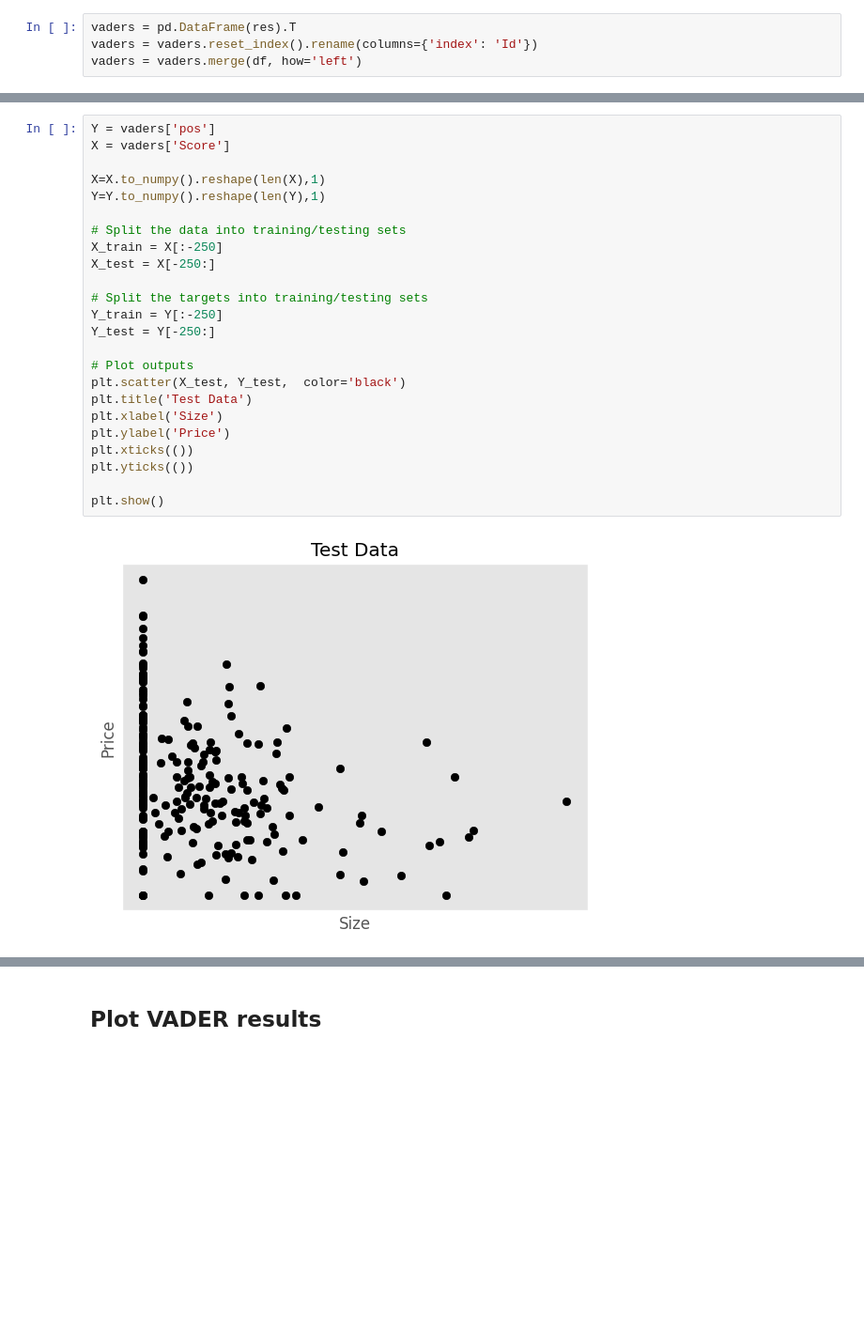
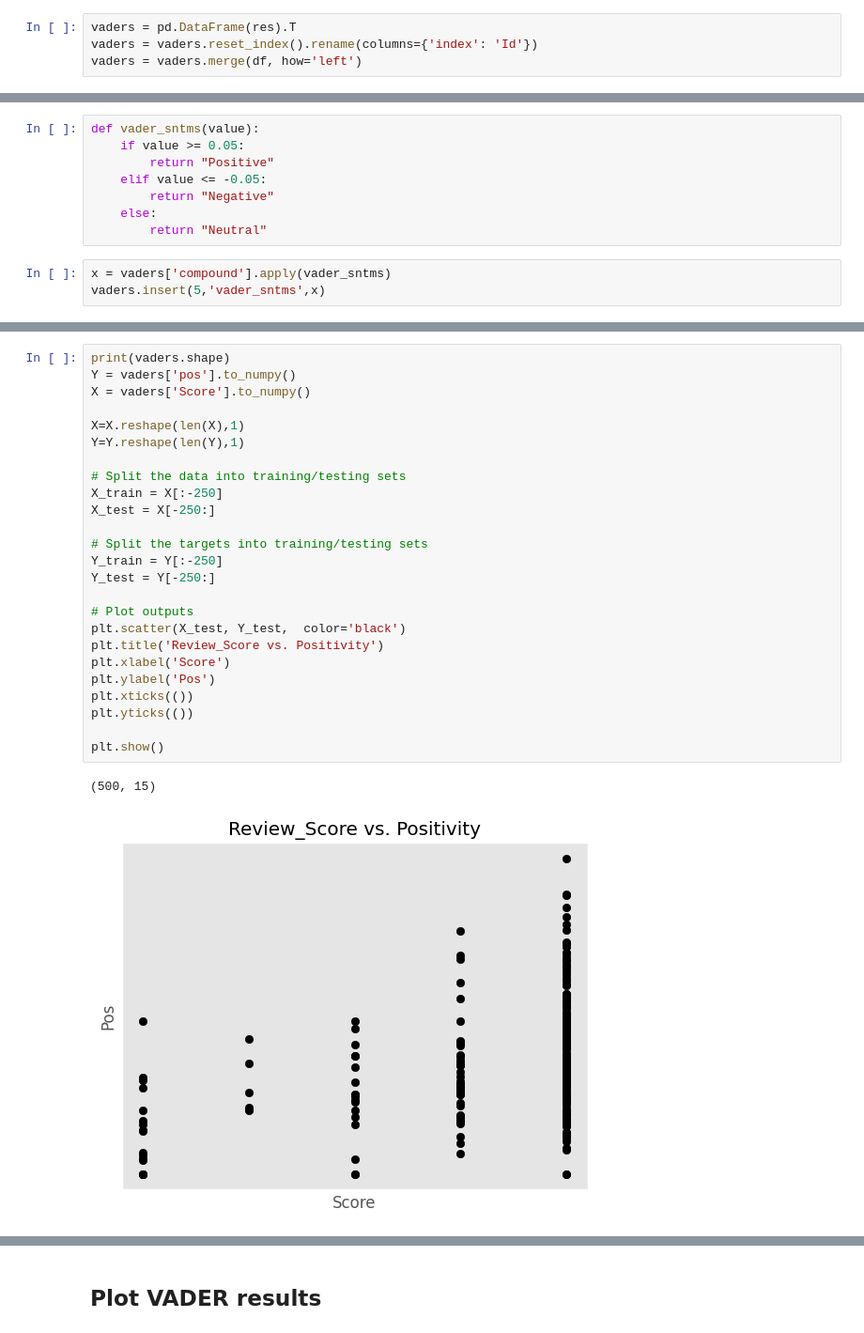
Before and after one commit to Dhanu1121/Data-Science, a Jupyter notebook: sentiment-analysis-python.ipynb, the cells around one changed output, grey strips where cells are left out. Shown at 94% size. Cells and saved outputs as stored; diff of their text form; blank space fills up the shorter version.

Commit message:
Added pidiagram and vader_sntms column

```diff
--- a/sentiment-analysis-python.ipynb
+++ b/sentiment-analysis-python.ipynb
@@ -146,3 +199,14 @@ vaders.head()
 | 2 | 3 | 0.091 | 0.754 | 0.155 | 0.8265 | B000LQOCH0 | ABXLMWJIXXAIN | Natalia Corres "Natalia Corres" | 1 | ... |
 | 3 | 4 | 0.000 | 1.000 | 0.000 | 0.0000 | B000UA0QIQ | A395BORC6FGVXV | Karl | 3 | ... |
 | 4 | 5 | 0.000 | 0.552 | 0.448 | 0.9468 | B006K2ZZ7K | A1UQRSCLF8GW1T | Michael D. Bigham "M. Wassir" | 0 | ... |
+# %%
+def vader_sntms(value):
+    if value >= 0.05:
+        return "Positive"
+    elif value <= -0.05:
+        return "Negative"
+    else:
+        return "Neutral"
+# %%
+x = vaders['compound'].apply(vader_sntms)
+vaders.insert(5,'vader_sntms',x)
@@ -149,29 +235,31 @@ vaders.head()
 # %%
-Y = vaders['pos']
-X = vaders['Score']
+print(vaders.shape)
+Y = vaders['pos'].to_numpy()
+X = vaders['Score'].to_numpy()
 
-X=X.to_numpy().reshape(len(X),1)
-Y=Y.to_numpy().reshape(len(Y),1)
+X=X.reshape(len(X),1)
+Y=Y.reshape(len(Y),1)
 
 # Split the data into training/testing sets
 X_train = X[:-250]
 X_test = X[-250:]
 
 # Split the targets into training/testing sets
 Y_train = Y[:-250]
 Y_test = Y[-250:]
 
 # Plot outputs
 plt.scatter(X_test, Y_test,  color='black')
-plt.title('Test Data')
-plt.xlabel('Size')
-plt.ylabel('Price')
+plt.title('Review_Score vs. Positivity')
+plt.xlabel('Score')
+plt.ylabel('Pos')
 plt.xticks(())
 plt.yticks(())
 
 plt.show()
 # %% [output]
+(500, 15)
-[figure, old version]
+[figure, new version]
 # %%
 regr = linear_model.LinearRegression()
 
```
Also changed, not shown: parts of 12 cells of this notebook.
